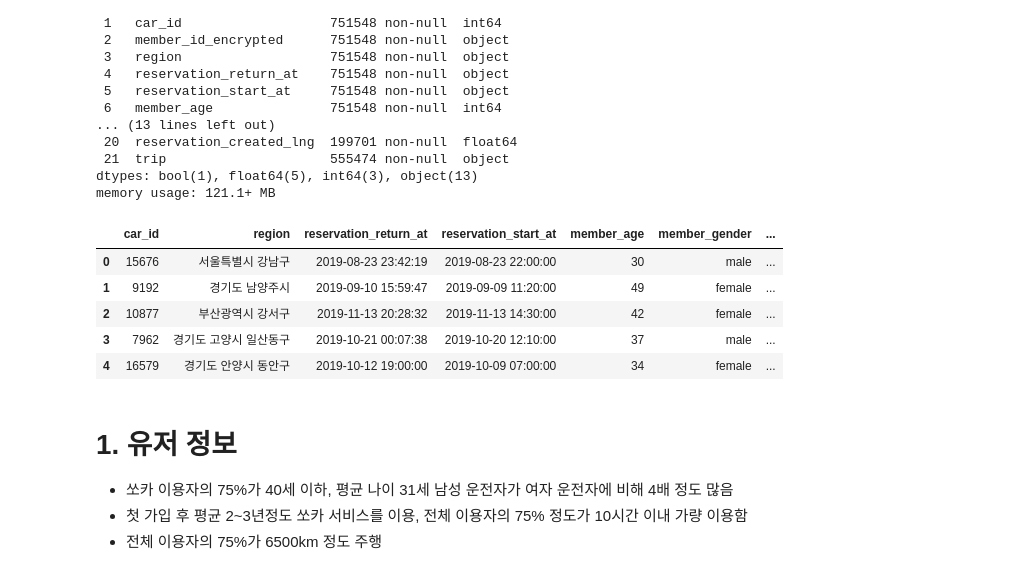
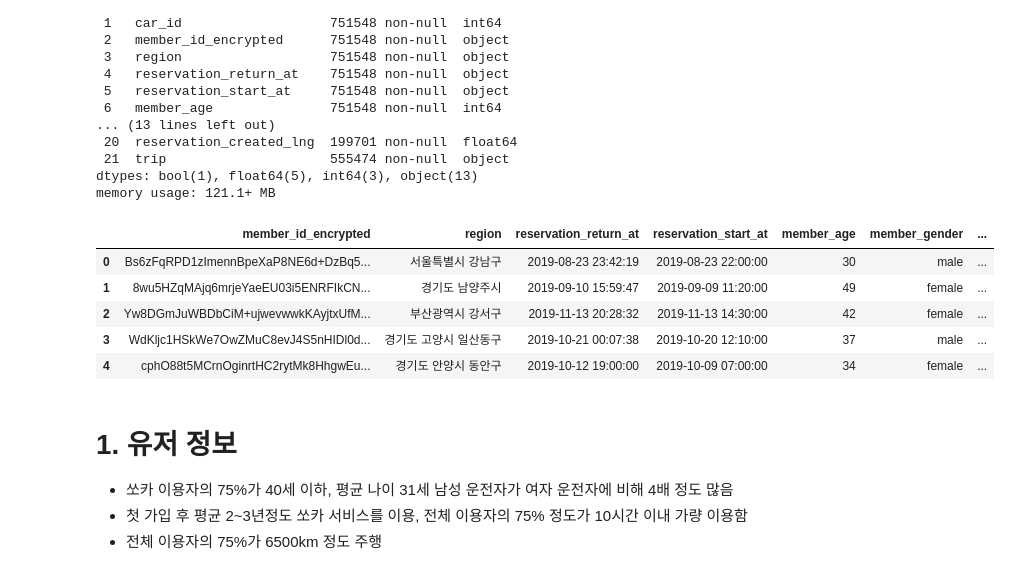
Before and after one commit to easttuna/Sodascar_User-clustering-and-classification-model-based-on-usage-history, a Jupyter notebook: EDA.ipynb, the cells around one changed output. Cells and saved outputs as stored; diff of their text form; code cells hidden in the pictures.

```diff
--- a/EDA.ipynb
+++ b/EDA.ipynb
@@ -43,17 +43,16 @@ memory usage: 121.1+ MB
 # 결측치 제거
 data = data.dropna()
 # %%
-## 어떤 컬럼을 이용하는 게 좋을까요?
-data = data.drop(['reservation_id', 'zone_address', 'member_id_encrypted'], 1)
+data = data.drop(['reservation_id', 'zone_address', 'car_id', 'zone_name', 'zone_lat', 'zone_lng', 'reservation_created_lat', 'reservation_created_lng'], 1)
 data = data.sample(frac=1, random_state=0).reset_index(drop=True)
 data.head()
 # %% [output]
-|  | car_id | region | reservation_return_at | reservation_start_at | member_age | member_gender | ... |
-| 0 | 15676 | 서울특별시 강남구 | 2019-08-23 23:42:19 | 2019-08-23 22:00:00 | 30 | male | ... |
-| 1 | 9192 | 경기도 남양주시 | 2019-09-10 15:59:47 | 2019-09-09 11:20:00 | 49 | female | ... |
-| 2 | 10877 | 부산광역시 강서구 | 2019-11-13 20:28:32 | 2019-11-13 14:30:00 | 42 | female | ... |
-| 3 | 7962 | 경기도 고양시 일산동구 | 2019-10-21 00:07:38 | 2019-10-20 12:10:00 | 37 | male | ... |
-| 4 | 16579 | 경기도 안양시 동안구 | 2019-10-12 19:00:00 | 2019-10-09 07:00:00 | 34 | female | ... |
+|  | member_id_encrypted | region | reservation_return_at | reservation_start_at | member_age | member_gender | ... |
+| 0 | Bs6zFqRPD1zImennBpeXaP8NE6d+DzBq5... | 서울특별시 강남구 | 2019-08-23 23:42:19 | 2019-08-23 22:00:00 | 30 | male | ... |
+| 1 | 8wu5HZqMAjq6mrjeYaeEU03i5ENRFIkCN... | 경기도 남양주시 | 2019-09-10 15:59:47 | 2019-09-09 11:20:00 | 49 | female | ... |
+| 2 | Yw8DGmJuWBDbCiM+ujwevwwkKAyjtxUfM... | 부산광역시 강서구 | 2019-11-13 20:28:32 | 2019-11-13 14:30:00 | 42 | female | ... |
+| 3 | WdKljc1HSkWe7OwZMuC8evJ4S5nHIDl0d... | 경기도 고양시 일산동구 | 2019-10-21 00:07:38 | 2019-10-20 12:10:00 | 37 | male | ... |
+| 4 | cphO88t5MCrnOginrtHC2rytMk8HhgwEu... | 경기도 안양시 동안구 | 2019-10-12 19:00:00 | 2019-10-09 07:00:00 | 34 | female | ... |
 # %% [markdown]
 # 1. 유저 정보
 - 쏘카 이용자의 75%가 40세 이하, 평균 나이 31세 남성 운전자가 여자 운전자에 비해 4배 정도 많음
```
Also changed, not shown: parts of 7 cells of this notebook.
